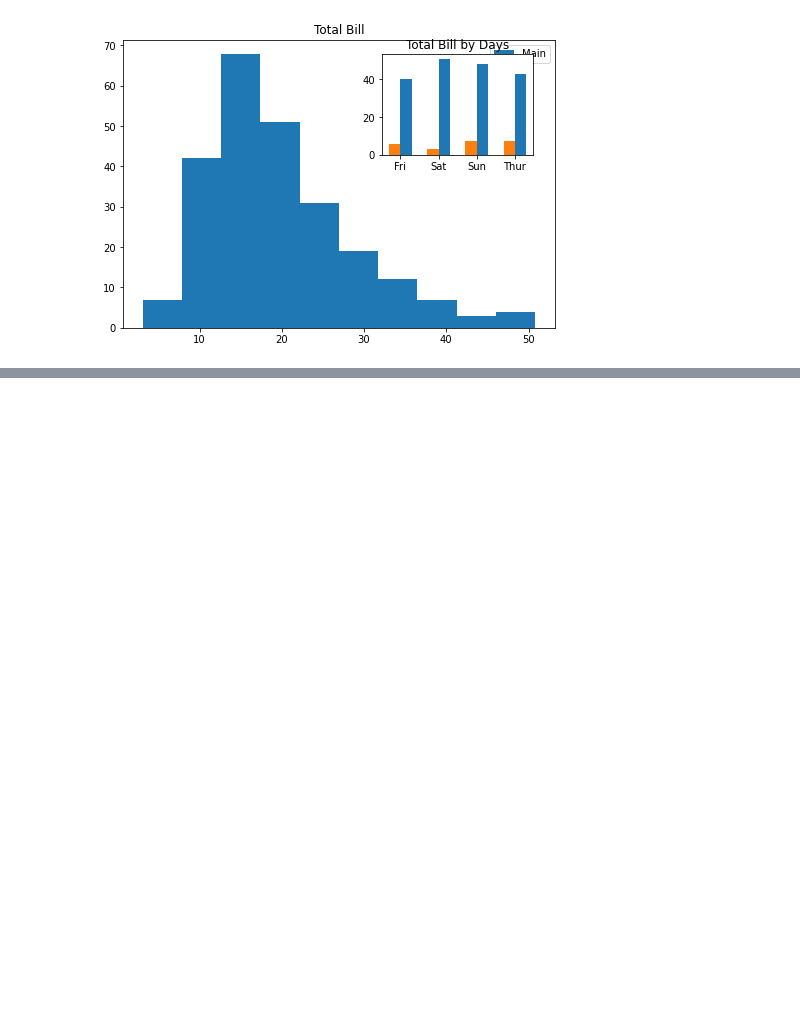
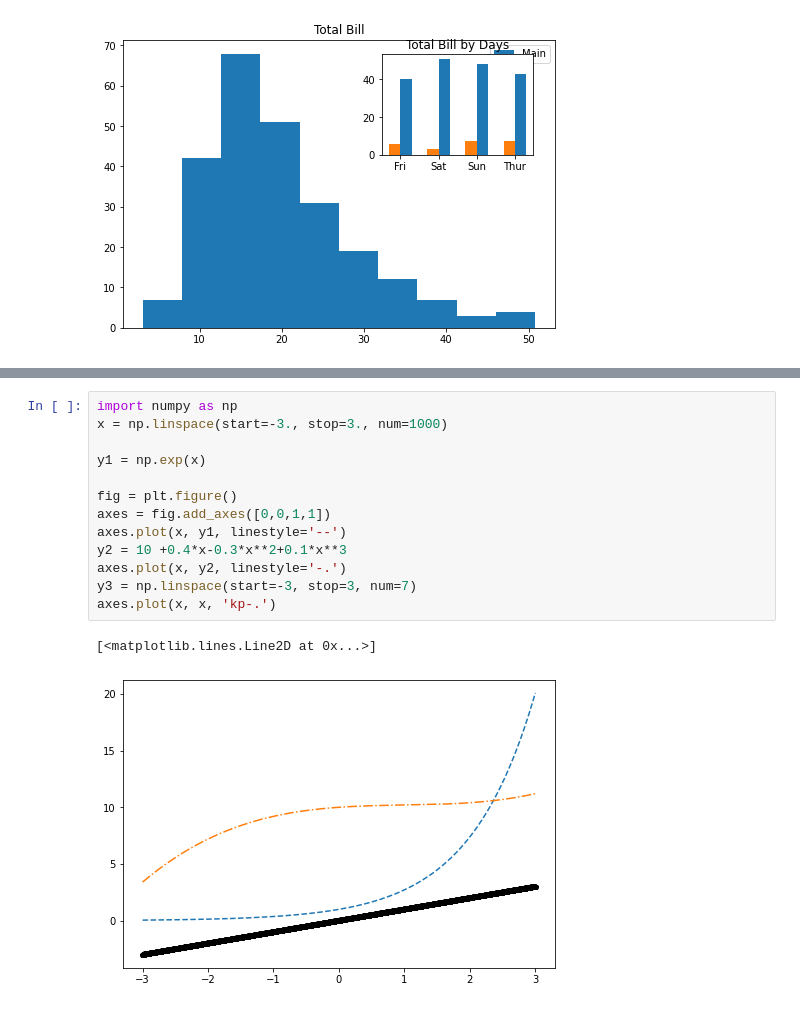
Before and after one commit to elynets/skillfactory, a Jupyter notebook: jupiterNotebooks/Unit2-2. Python 10. Visualization Method.ipynb, the cells around one changed output, grey strips where cells are left out. Cells and saved outputs as stored; diff of their text form; blank space fills up the shorter version.

```diff
--- a/jupiterNotebooks/Unit2-2. Python 10. Visualization Method.ipynb
+++ b/jupiterNotebooks/Unit2-2. Python 10. Visualization Method.ipynb
@@ -126,0 +136,16 @@ main_axes.legend(loc = 1)
+# %%
+import numpy as np
+x = np.linspace(start=-3., stop=3., num=1000)
+
+y1 = np.exp(x)
+
+fig = plt.figure()
+axes = fig.add_axes([0,0,1,1])
+axes.plot(x, y1, linestyle='--')
+y2 = 10 +0.4*x-0.3*x**2+0.1*x**3
+axes.plot(x, y2, linestyle='-.')
+y3 = np.linspace(start=-3, stop=3, num=7)
+axes.plot(x, x, 'kp-.')
+# %% [output]
+[<matplotlib.lines.Line2D at 0x...>]
+[figure, added]
```
Also changed, not shown: parts of 12 cells of this notebook, 1 other file.
